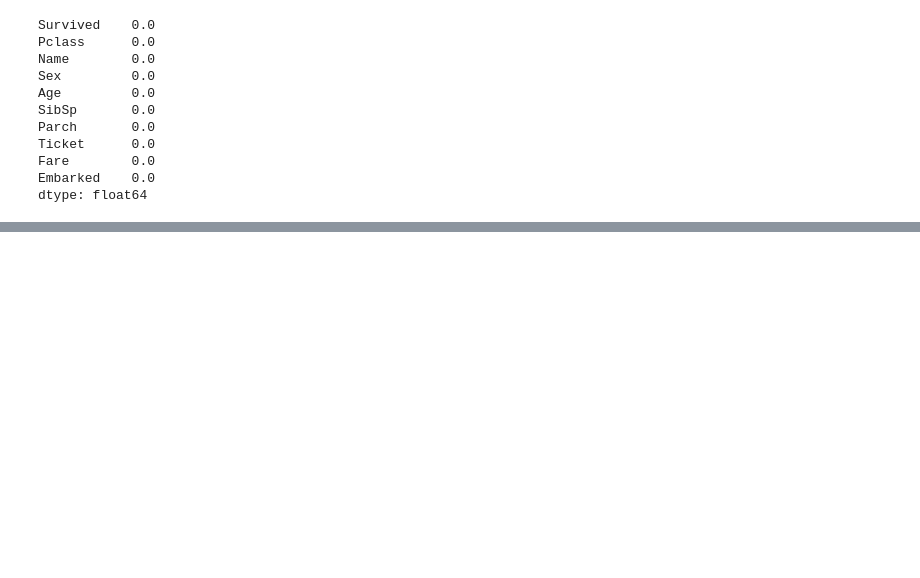
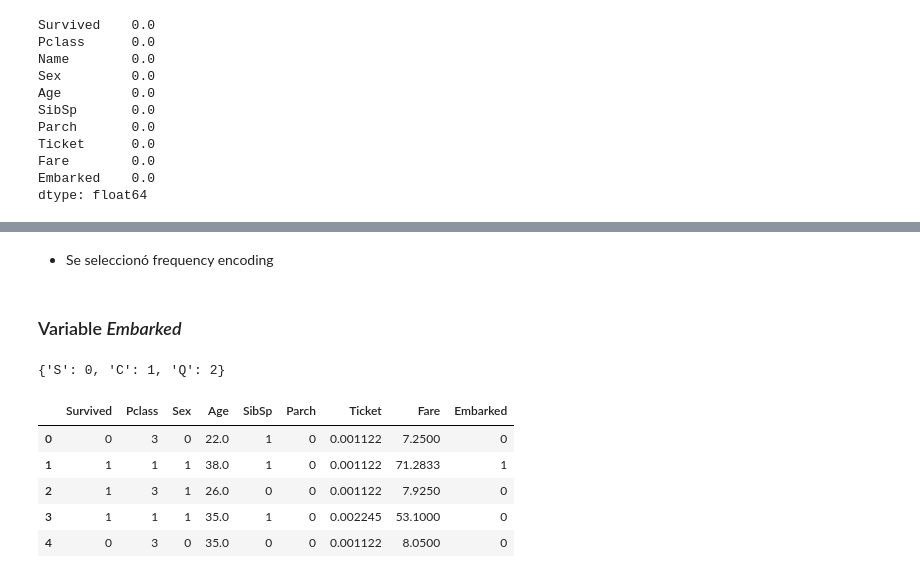
Before and after one commit to andrear17/Laboratorio2-PD, a Jupyter notebook: Lab2.ipynb, the cells around one changed output, grey strips where cells are left out. Drawn from its saved outputs; the diff is of its cells as text; code cells hidden in the pictures; blank space fills up the shorter version.

```diff
--- a/Lab2.ipynb
+++ b/Lab2.ipynb
@@ -339,0 +385,3 @@ dtype: float64
+# %%
+enc_ticket = data['Ticket'].value_counts()/data.shape[0]
+enc_ticket
@@ -339,0 +401,22 @@ dtype: float64
+# %%
+data.Ticket = data['Ticket'].apply(lambda x : enc_ticket[x])
+# %% [markdown]
+* Se seleccionó frequency encoding
+# %% [markdown]
+### Variable *Embarked*
+# %%
+enc_embarked = {'S': 0, 'C': 1, 'Q': 2}#data.Embarked.value_counts().to_dict()
+enc_embarked
+# %% [output]
+{'S': 0, 'C': 1, 'Q': 2}
+# %%
+data.Embarked = data['Embarked'].apply(lambda x : enc_embarked[x])
+# %%
+data.head()
+# %% [output]
+|  | Survived | Pclass | Sex | Age | SibSp | Parch | Ticket | Fare | Embarked |
+| 0 | 0 | 3 | 0 | 22.0 | 1 | 0 | 0.001122 | 7.2500 | 0 |
+| 1 | 1 | 1 | 1 | 38.0 | 1 | 0 | 0.001122 | 71.2833 | 1 |
+| 2 | 1 | 3 | 1 | 26.0 | 0 | 0 | 0.001122 | 7.9250 | 0 |
+| 3 | 1 | 1 | 1 | 35.0 | 1 | 0 | 0.002245 | 53.1000 | 0 |
+| 4 | 0 | 3 | 0 | 35.0 | 0 | 0 | 0.001122 | 8.0500 | 0 |
```
Also changed, not shown: parts of 15 cells of this notebook.
